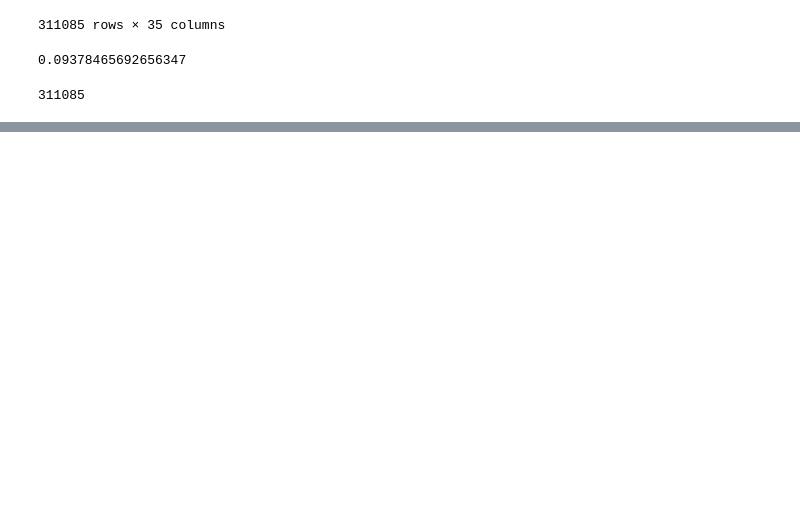
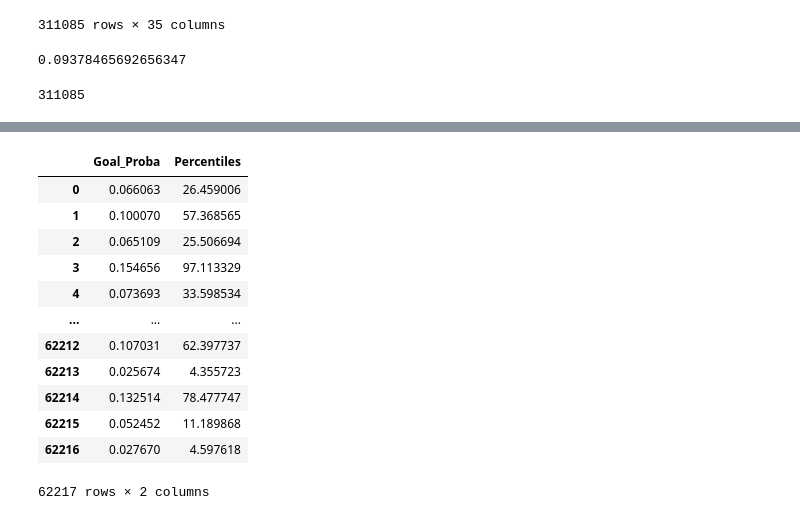
Before and after one commit to nassimwalha/IFT-6758, a Jupyter notebook: notebooks/Baseline Models.ipynb, the cells around one changed output, grey strips where cells are left out. Cells and saved outputs as stored; diff of their text form; code cells hidden in the pictures; blank space fills up the shorter version.

```diff
--- a/notebooks/Baseline Models.ipynb
+++ b/notebooks/Baseline Models.ipynb
@@ -450,0 +461,22 @@ df_model['Event_Type_Binary'].count()
+# %%
+Dict_proba = {'Goal_Proba': model_dist.predict_proba(X_dist_test)[:,1]}
+Dict_proba
+df_proba = pd.DataFrame(Dict_proba)
+df_proba
+from scipy.stats import percentileofscore
+df_proba['Percentiles'] = df_proba.apply(lambda x: percentileofscore(df_proba['Goal_Proba'],x))
+df_proba
+# %% [output]
+|  | Goal_Proba | Percentiles |
+| 0 | 0.066063 | 26.459006 |
+| 1 | 0.100070 | 57.368565 |
+| 2 | 0.065109 | 25.506694 |
+| 3 | 0.154656 | 97.113329 |
+| 4 | 0.073693 | 33.598534 |
+| ... | ... | ... |
+| 62212 | 0.107031 | 62.397737 |
+| 62213 | 0.025674 | 4.355723 |
+| 62214 | 0.132514 | 78.477747 |
+| 62215 | 0.052452 | 11.189868 |
+| 62216 | 0.027670 | 4.597618 |
+62217 rows × 2 columns
```
Also changed, not shown: parts of 1 cell of this notebook.
